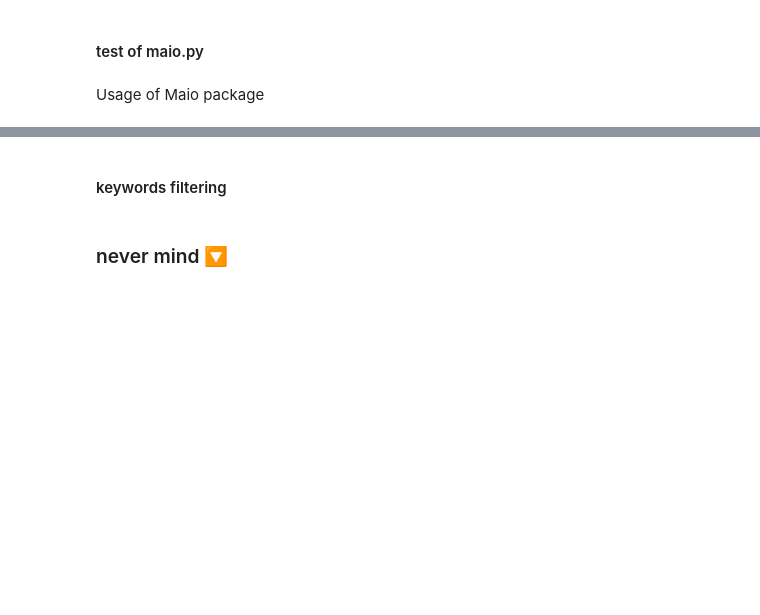
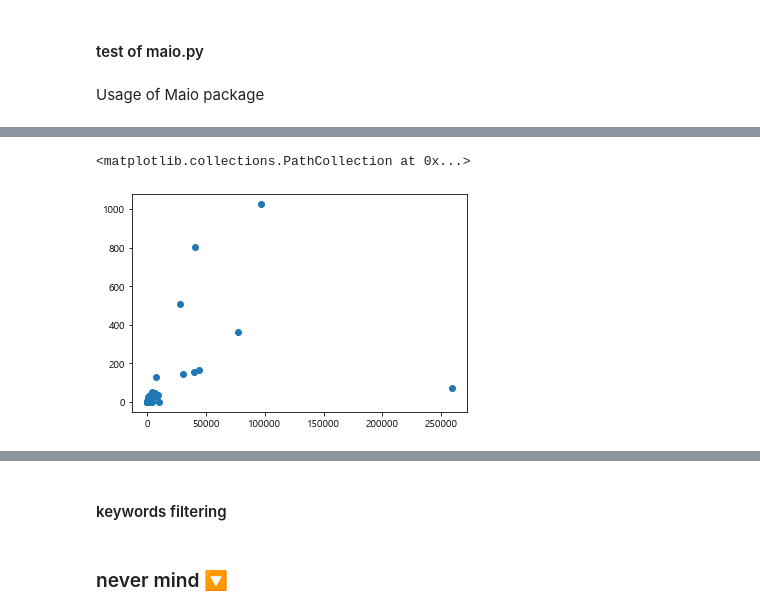
Before and after one commit to epsilon-deltta/MAIO, a Jupyter notebook: api_packageUsage_sample.ipynb, the cells around one changed output, grey strips where cells are left out. Cells and saved outputs as stored; diff of their text form; code cells hidden in the pictures; blank space fills up the shorter version.

```diff
--- a/ad_management_sample.ipynb
+++ b/api_packageUsage_sample.ipynb
@@ -362,0 +351,3 @@ KeyError: 'keywordList'
+# %%
+fpca['h_sch'] = 2 / ( (1/fpca['sch']) + (1/fpca['mob_sch']) )
+fpca['h_clk'] = 2 / ( (1/fpca['click']) + (1/fpca['mob_click']) )
@@ -362,0 +364,5 @@ KeyError: 'keywordList'
+# %%
+plt.scatter(fpca.h_sch,fpca.h_clk)
+# %% [output]
+<matplotlib.collections.PathCollection at 0x...>
+[figure, added]
```
Also changed, not shown: parts of 12 cells of this notebook, 6 other files.
